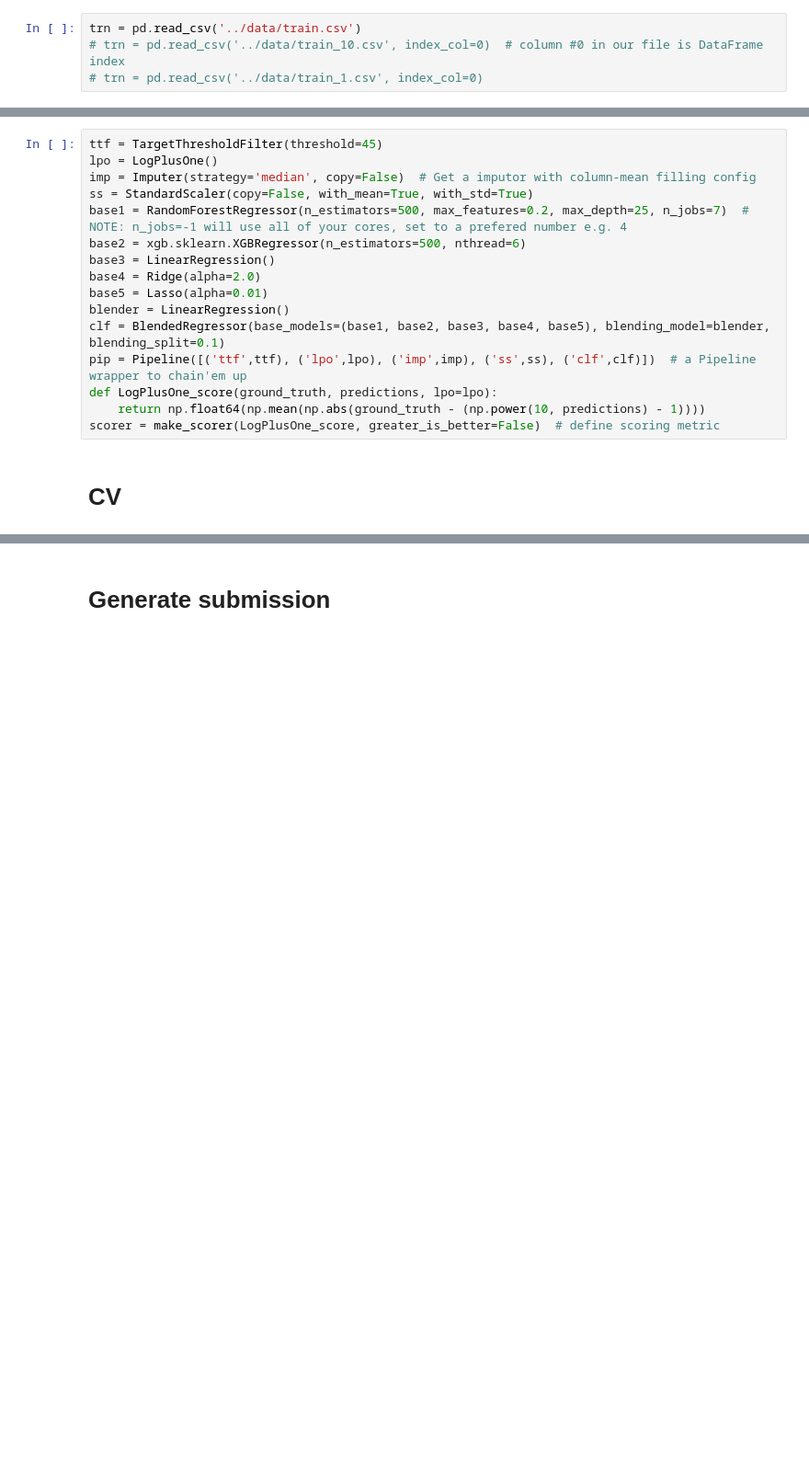
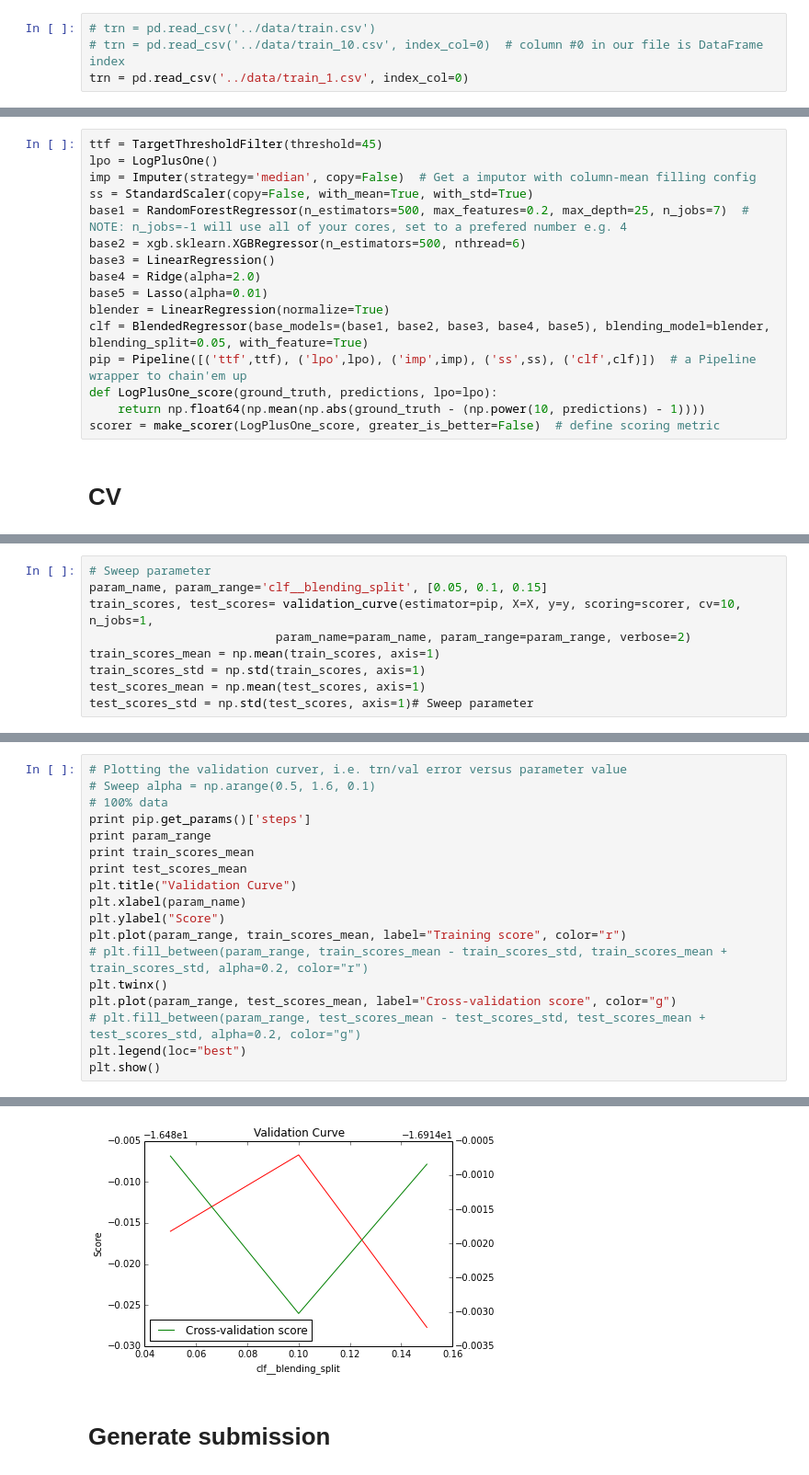
Before and after one commit to zaxliu/howmuchrainii, a Jupyter notebook: lewis/ml_test_blending_1123.ipynb, the cells around one changed output, grey strips where cells are left out. Shown: that part at 92% size. Saved outputs shown, nothing was run; the diff lists cells and outputs as text; blank space fills up the shorter version.

```diff
--- a/lewis/ml_test_blending_1123.ipynb
+++ b/lewis/ml_test_blending_1123.ipynb
@@ -24,9 +24,9 @@ from anrg.cleaning import TargetThresholdFilter, LogPlusOne
 pd.set_option('display.max_columns', 500)  # force pandas to display all columns for better visual inspection
 %matplotlib inline
 # %%
-trn = pd.read_csv('../data/train.csv')
+# trn = pd.read_csv('../data/train.csv')
 # trn = pd.read_csv('../data/train_10.csv', index_col=0)  # column #0 in our file is DataFrame index
-# trn = pd.read_csv('../data/train_1.csv', index_col=0)
+trn = pd.read_csv('../data/train_1.csv', index_col=0)
 # %%
 t = time.time()
 trn_withRef = trn[trn['Ref'].notnull()]
@@ -58,8 +58,8 @@ base2 = xgb.sklearn.XGBRegressor(n_estimators=500, nthread=6)
 base3 = LinearRegression()
 base4 = Ridge(alpha=2.0)
 base5 = Lasso(alpha=0.01)
-blender = LinearRegression()
-clf = BlendedRegressor(base_models=(base1, base2, base3, base4, base5), blending_model=blender, blending_split=0.1)
+blender = LinearRegression(normalize=True)
+clf = BlendedRegressor(base_models=(base1, base2, base3, base4, base5), blending_model=blender, blending_split=0.05, with_feature=True)
 pip = Pipeline([('ttf',ttf), ('lpo',lpo), ('imp',imp), ('ss',ss), ('clf',clf)])  # a Pipeline wrapper to chain'em up
 def LogPlusOne_score(ground_truth, predictions, lpo=lpo):
     return np.float64(np.mean(np.abs(ground_truth - (np.power(10, predictions) - 1))))
@@ -107,0 +175,9 @@ print pip.get_params()['steps']
+# %%
+# Sweep parameter
+param_name, param_range='clf__blending_split', [0.05, 0.1, 0.15]
+train_scores, test_scores= validation_curve(estimator=pip, X=X, y=y, scoring=scorer, cv=10, n_jobs=1,
+                          param_name=param_name, param_range=param_range, verbose=2)
+train_scores_mean = np.mean(train_scores, axis=1)
+train_scores_std = np.std(train_scores, axis=1)
+test_scores_mean = np.mean(test_scores, axis=1)
+test_scores_std = np.std(test_scores, axis=1)# Sweep parameter
@@ -107,0 +203,19 @@ print pip.get_params()['steps']
+# %%
+# Plotting the validation curver, i.e. trn/val error versus parameter value
+# Sweep alpha = np.arange(0.5, 1.6, 0.1)
+# 100% data
+print pip.get_params()['steps']
+print param_range
+print train_scores_mean
+print test_scores_mean
+plt.title("Validation Curve")
+plt.xlabel(param_name)
+plt.ylabel("Score")
+plt.plot(param_range, train_scores_mean, label="Training score", color="r")
+# plt.fill_between(param_range, train_scores_mean - train_scores_std, train_scores_mean + train_scores_std, alpha=0.2, color="r")
+plt.twinx()
+plt.plot(param_range, test_scores_mean, label="Cross-validation score", color="g")
+# plt.fill_between(param_range, test_scores_mean - test_scores_std, test_scores_mean + test_scores_std, alpha=0.2, color="g")
+plt.legend(loc="best")
+plt.show()
+# %% [output]
@@ -108,3 +234,4 @@ print pip.get_params()['steps']
+[figure, added]
 # %% [markdown]
 # Generate submission
 # %%
```
Also changed, not shown: parts of 13 cells of this notebook, 3 other files.
